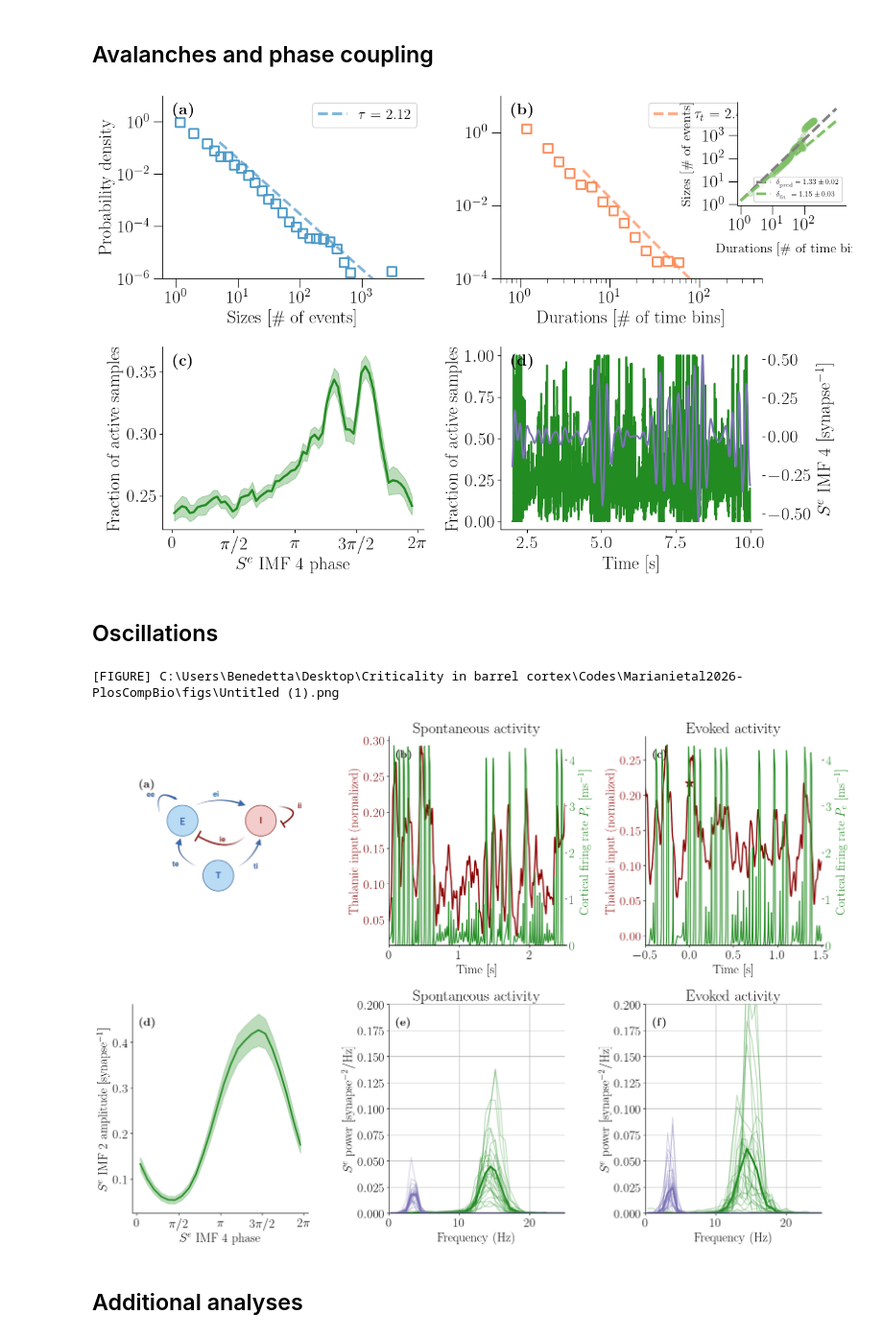
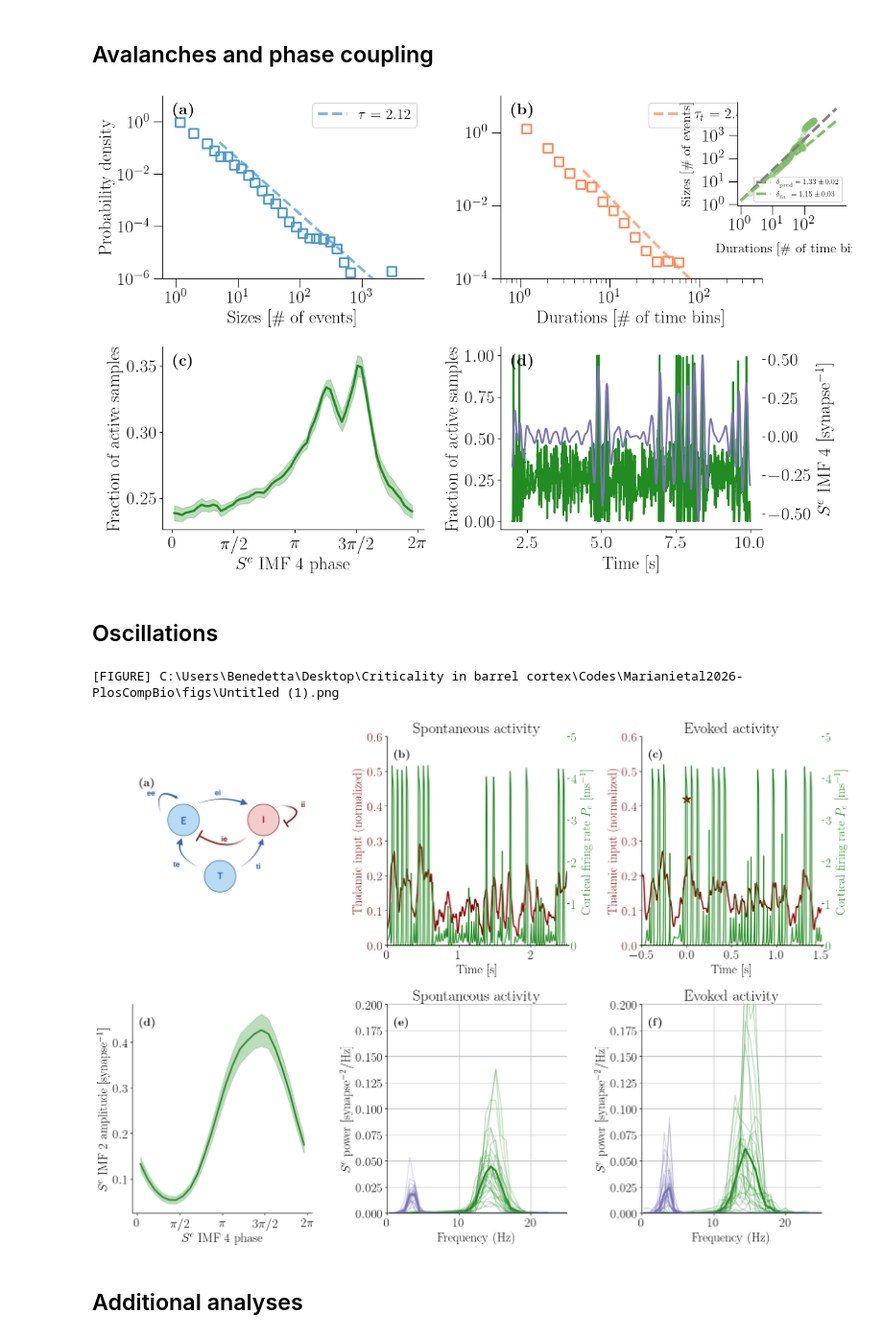
Before and after one commit to benedetta-mariani/Mariani_et_al_2026-Plos_Comp_Bio, a Jupyter notebook: Figure 5 model.ipynb, the cells around one changed output. Shown at 96% size. Cells and saved outputs as stored; diff of their text form; code cells hidden in the pictures.

Commit message:
Save Figure 5 outputs and clarify model equations

```diff
--- a/Figure 5 model.ipynb
+++ b/Figure 5 model.ipynb
@@ -361,7 +365,7 @@ def phase_average(phase, amplitude, edges):
 
 phase_edges = np.arange(0, 2 * np.pi, 0.1)
 p_mean = (phase_edges[:-1] + phase_edges[1:]) / 2
-density_window =100
+density_window =500
 #500
 spectra_rest, spectra_evoked = [], []
 welch_rest, welch_evoked = [], []
@@ -525,42 +529,47 @@ label_panels(axes)
 plt.tight_layout()
 plt.show()
 # %% [output]
-[figure, old version]
+[figure, new version]
 # %% [markdown]
 ## Oscillations
 # %%
 fig_oscillations, axes = plt.subplots(2, 3, figsize=(17, 12))
 trial = min(1, num - 1)
 
 schematic_file = FIGURES_DIR / "Untitled (1).png"
 print(f"[FIGURE] {schematic_file.resolve()}")
 axes[0, 0].imshow(plt.imread(schematic_file), origin="upper")
 axes[0, 0].set(xlim=(0, 3000), ylim=(2500, 200))
 axes[0, 0].axis("off")
 
 end_example = min(rest_start + 3 * fs, trial_samples)
 rest_example = slice(rest_start, end_example)
 t_example = np.arange(end_example - rest_start) / fs
-plot_rates(axes[0, 1], trial, rest_example, t_example, "Spontaneous activity")
+twin= plot_rates(axes[0, 1], trial, rest_example, t_example, "Spontaneous activity")
 axes[0, 1].set_xlim(0, min(2.5, t_example[-1]))
+twin.set_ylim(0,5)
+axes[0, 1].set_ylim(0,0.6)
+
 twin = plot_rates(axes[0, 2], trial, slice(0, rest_start), times[:rest_start], "Evoked activity")
 twin.scatter(0, 3.5, color="darkred", marker="*", s=200)
 axes[0, 2].set_xlim(-.5, 1.5)
+twin.set_ylim(0,5)
+axes[0, 2].set_ylim(0,0.6)
 plot_phase_curve(axes[1, 0], phase_bins2, amplitude_pac, shift=10,
                  ylabel=r"$S^e$ IMF 2 amplitude [synapse$^{-1}$]")
 plot_spectra(axes[1, 1], spectra_rest, "Spontaneous activity")
 plot_spectra(axes[1, 2], spectra_evoked, "Evoked activity")
 label_panels(axes)
 plt.tight_layout()
 plt.show()
 
 if save_figures:
     FIGURES_DIR.mkdir(exist_ok=True)
     fig_avalanches.savefig(FIGURES_DIR / f"Figure_5a_model_{label}.jpg", dpi=300, bbox_inches="tight")
     fig_oscillations.savefig(FIGURES_DIR / f"Figure_5b_model_{label}.jpg", dpi=300, bbox_inches="tight")
 # %% [output]
 [FIGURE] C:\Users\Benedetta\Desktop\Criticality in barrel cortex\Codes\Marianietal2026-PlosCompBio\figs\Untitled (1).png
-[figure, old version]
+[figure, new version]
 # %% [markdown]
 ## Additional analyses
 # %%
```
Also changed, not shown: parts of 2 cells of this notebook.
